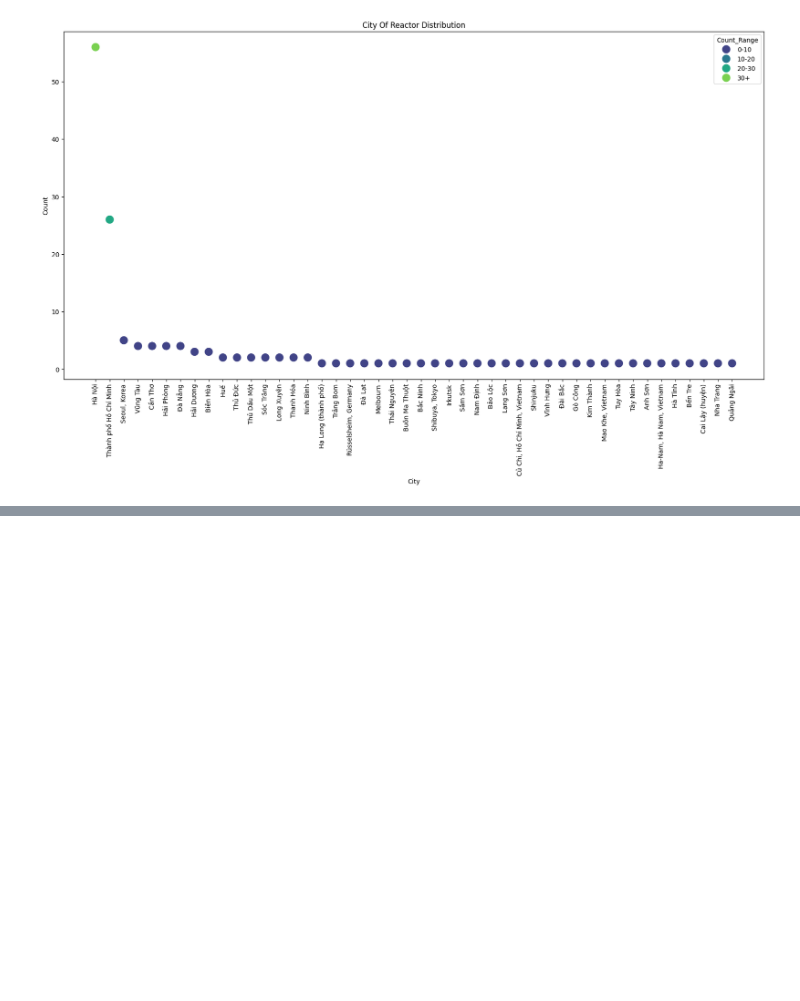
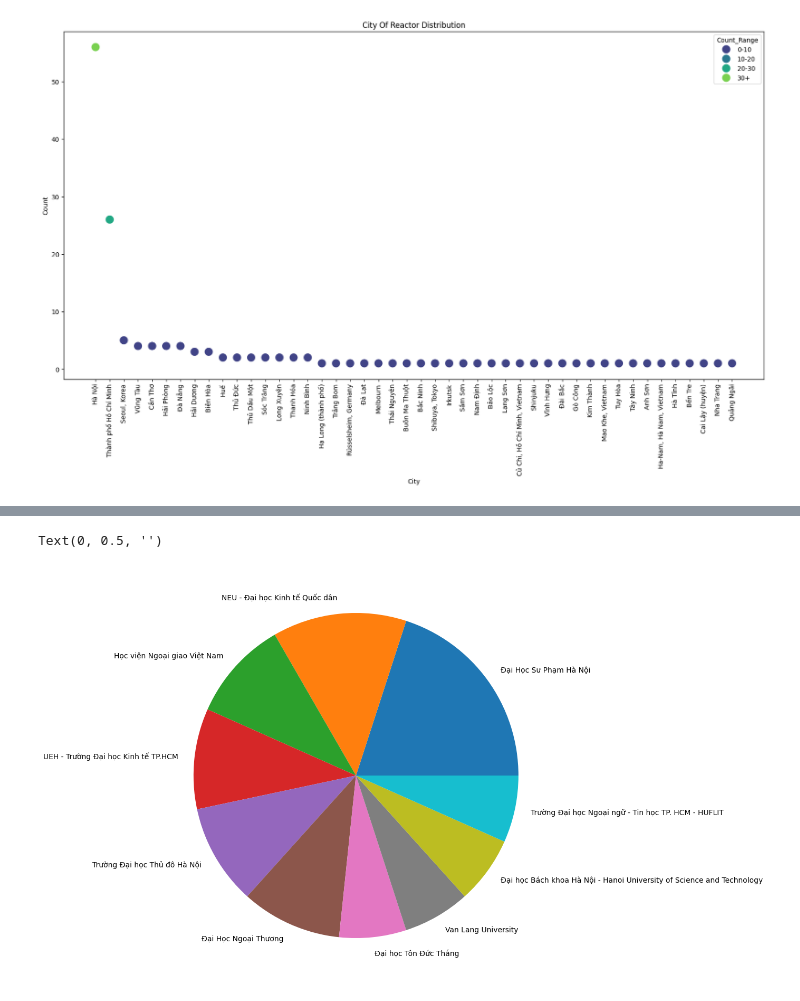
Before and after one commit to nguyenduchuyiu/facebook_analysis, a Jupyter notebook: Analyze_Data.ipynb, the cells around one changed output, grey strips where cells are left out. Drawn from its saved outputs; the diff is of its cells as text; code cells hidden in the pictures; blank space fills up the shorter version.

```diff
--- a/Analyze_Data.ipynb
+++ b/Analyze_Data.ipynb
@@ -299,0 +341,3 @@ plt.show()
+# %%
+reactors_education = reactors_df['Học vấn'].dropna(axis=0).apply(lambda x : get_info(x))
+reactors_education.value_counts()
@@ -299,0 +358,6 @@ plt.show()
+# %%
+reactors_education.value_counts().head(10).plot(kind='pie', fontsize=10, figsize=(20,10))
+plt.ylabel('')
+# %% [output]
+Text(0, 0.5, '')
+[figure, added]
```
Also changed, not shown: parts of 5 cells of this notebook, 2 other files.
